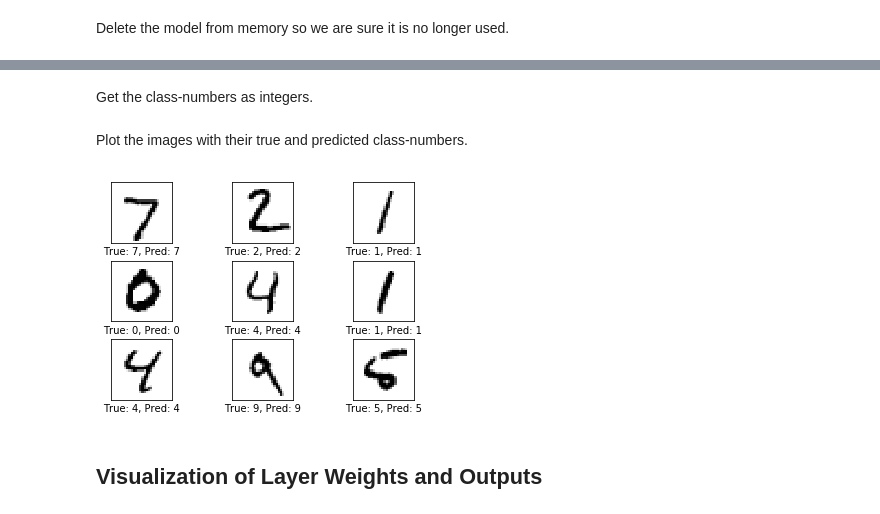
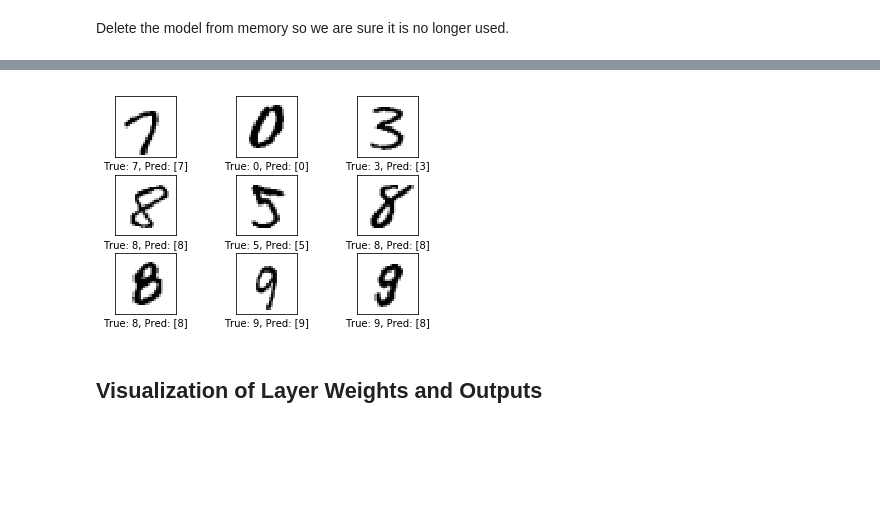
Before and after one commit to fantauzzi/Pytorch-Tutorials, a Jupyter notebook: 01_CNN_Sequential_and_Functional.ipynb, the cells around one changed output, grey strips where cells are left out. Cells and saved outputs as stored; diff of their text form; code cells hidden in the pictures; blank space fills up the shorter version.

```diff
--- a/01_CNN_Sequential_and_Functional.ipynb
+++ b/01_CNN_Sequential_and_Functional.ipynb
@@ -536,0 +496,2 @@ model2.save(path_model)
+# %%
+saved_model_path = 'model.p'
@@ -554,0 +508,4 @@ cls_true = data.test.cls[0:9]
+# %%
+loaded_model = FunctionalModel()
+if cuda:
+    loaded_model = loaded_model.cuda()
@@ -554,0 +514,3 @@ cls_true = data.test.cls[0:9]
+# %%
+state_dict = torch.load(saved_model_path)
+loaded_model.load_state_dict(state_dict)
@@ -559,2 +525,0 @@ y_pred = model3.predict(x=images)
-# %% [markdown]
-Get the class-numbers as integers.
@@ -563,11 +526,7 @@ cls_pred = np.argmax(y_pred, axis=1)
-# %% [markdown]
-Plot the images with their true and predicted class-numbers.
-# %%
-plot_images(images=images,
-            cls_pred=cls_pred,
-            cls_true=cls_true)
-# %% [output]
-[figure, removed]
+# %%
+plot_classified_sample(test_loader, loaded_model)
+# %% [output]
+[figure, added]
 # %% [markdown]
 ## Visualization of Layer Weights and Outputs
 # %% [markdown]
```
Also changed, not shown: parts of 81 cells of this notebook, 1 other file.
